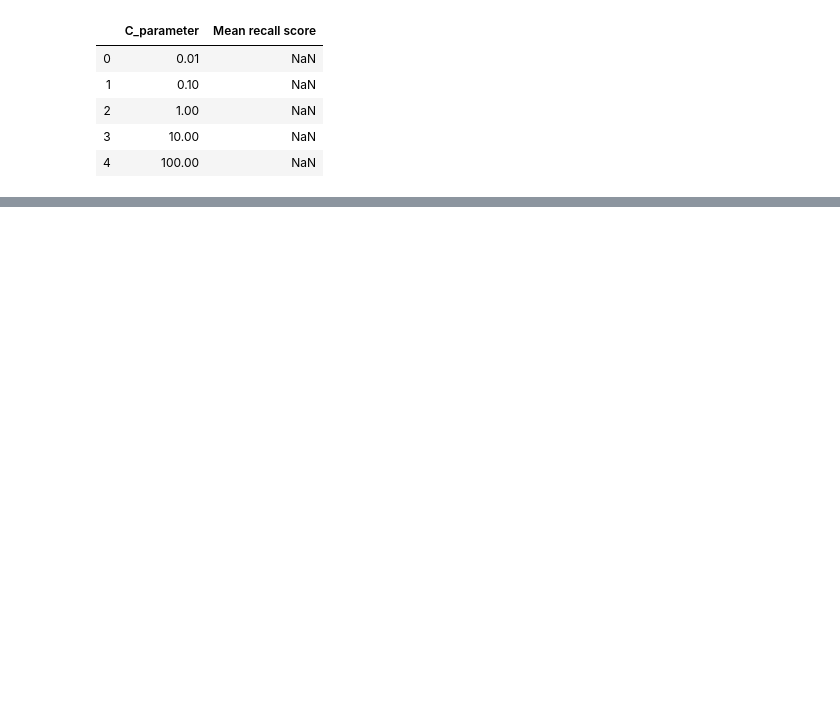
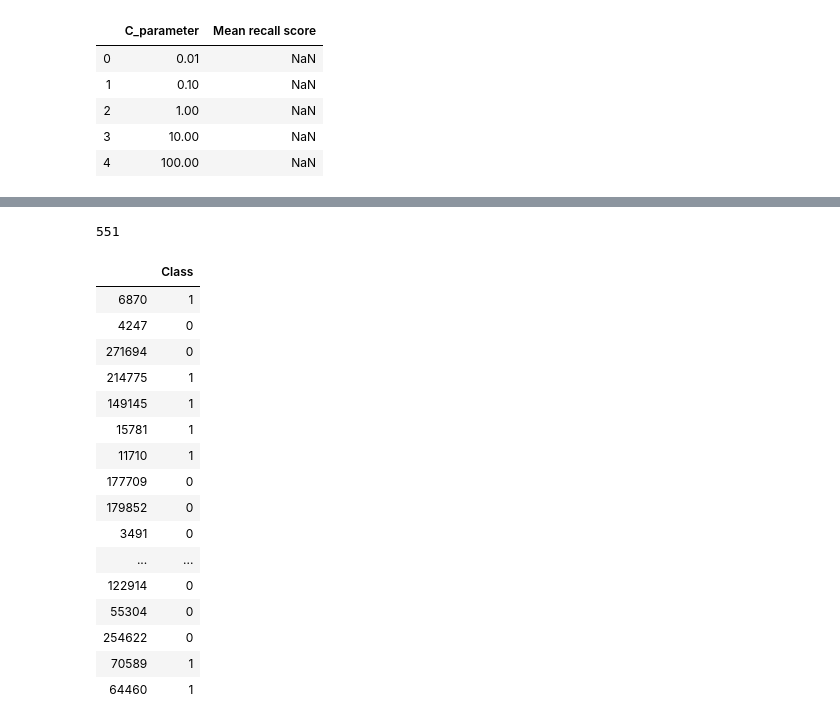
Before and after one commit to zstarling131227/1905, a Jupyter notebook: project/数据分析项目1/未命名.ipynb, the cells around one changed output, grey strips where cells are left out. Saved outputs shown, nothing was run; the diff lists cells and outputs as text; code cells hidden in the pictures; blank space fills up the shorter version.

```diff
--- a/project/数据分析项目1/未命名.ipynb
+++ b/project/数据分析项目1/未命名.ipynb
@@ -207,3 +233,13 @@ results_table
 | 2 | 1.00 | NaN |
 | 3 | 10.00 | NaN |
 | 4 | 100.00 | NaN |
+# %%
+fold=KFold(5)
+# split是KFold下的一个方法，
+fold_data=fold.split(X_train_undersample,Y_train_undersample)
+# fold_data=fold.split(X_train_undersample)
+# fold_data=fold.split(Y_train_undersample)
+
+for index, data1 in enumerate(fold_data):# 分成5组，
+    print("index:\n", index)# 返回的是5组数据索引
+    print("data:\n", data)# 返回的是训练集和测试集的索引
@@ -209,0 +305,25 @@ results_table
+# %%
+len(tr)
+# %% [output]
+551
+# %%
+len(Y_train_undersample.iloc[data1[0],:].values.ravel()) # 551
+Y_train_undersample.iloc[data1[0],:]
+# %% [output]
+|  | Class |
+| 6870 | 1 |
+| 4247 | 0 |
+| 271694 | 0 |
+| 214775 | 1 |
+| 149145 | 1 |
+| 15781 | 1 |
+| 11710 | 1 |
+| 177709 | 0 |
+| 179852 | 0 |
+| 3491 | 0 |
+| ... | ... |
+| 122914 | 0 |
+| 55304 | 0 |
+| 254622 | 0 |
+| 70589 | 1 |
+| 64460 | 1 |
```
Also changed, not shown: parts of 39 cells of this notebook.
